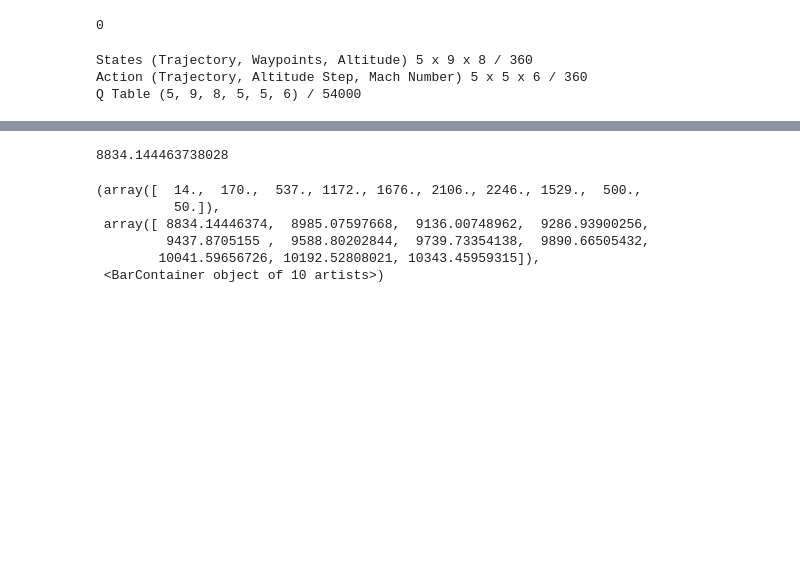
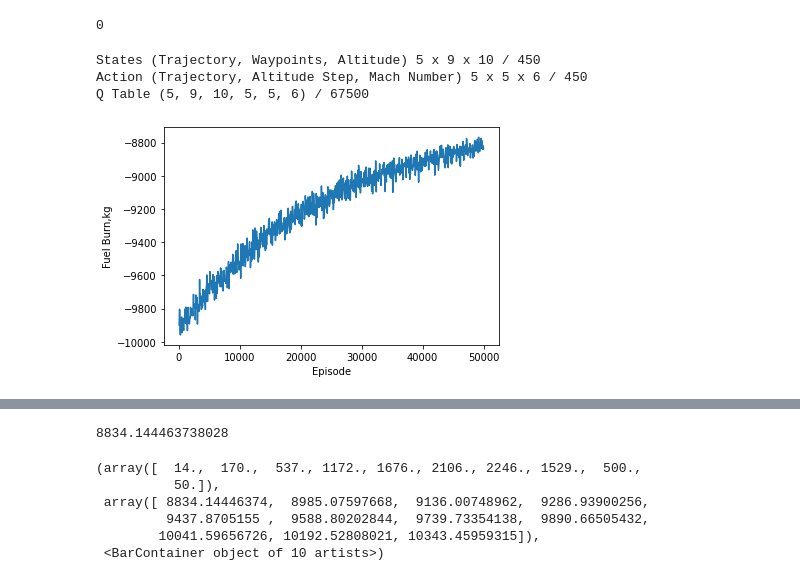
Before and after one commit to shakhovm/aircraft_optimization, a Jupyter notebook: agent_trainer.ipynb, the cells around one changed output, grey strips where cells are left out. Saved outputs shown, nothing was run; the diff lists cells and outputs as text; code cells hidden in the pictures; blank space fills up the shorter version.

```diff
--- a/agent_trainer.ipynb
+++ b/agent_trainer.ipynb
@@ -52,13 +52,24 @@ loc_1, loc_2
 
 env = AircraftEnv(arrival_location=loc_1, destination=loc_2, n_waypoints=9)
 
-agent = QTableAgent(env,  episode_number=10000,  epsilon_delta=4000, mach_delta=0.01, checkpoint=None,
-                    save_dir='saved_models/saved_9.npy')
+agent = QTableAgent(env,  episode_number=50000,  epsilon_delta=30000, mach_delta=0.01, checkpoint=None,
+                    save_dir='saved_models/saved_12.npy')
 agent.train()
 # %% [output]
-States (Trajectory, Waypoints, Altitude) 5 x 9 x 8 / 360
-Action (Trajectory, Altitude Step, Mach Number) 5 x 5 x 6 / 360
-Q Table (5, 9, 8, 5, 5, 6) / 54000
+States (Trajectory, Waypoints, Altitude) 5 x 9 x 10 / 450
+Action (Trajectory, Altitude Step, Mach Number) 5 x 5 x 6 / 450
+Q Table (5, 9, 10, 5, 5, 6) / 67500
+# %%
+df = pd.read_csv('/home/shakhov/Downloads/run-May31_15-17-50_hyperion-tag-EpisodeFuel.csv')
+# %%
+import matplotlib.pyplot as plt
+plt.ylabel('Fuel Burn,kg')
+plt.xlabel('Episode')
+plt.plot(df["Step"], df["Value"])
+# plt.plot()
+plt.savefig('QTable-plot.png',bbox_inches='tight')
+# %% [output]
+[figure, added]
 # %%
 import matplotlib.pyplot as plt
 import pandas as pd
```
Also changed, not shown: parts of 31 cells of this notebook, 27 other files.
